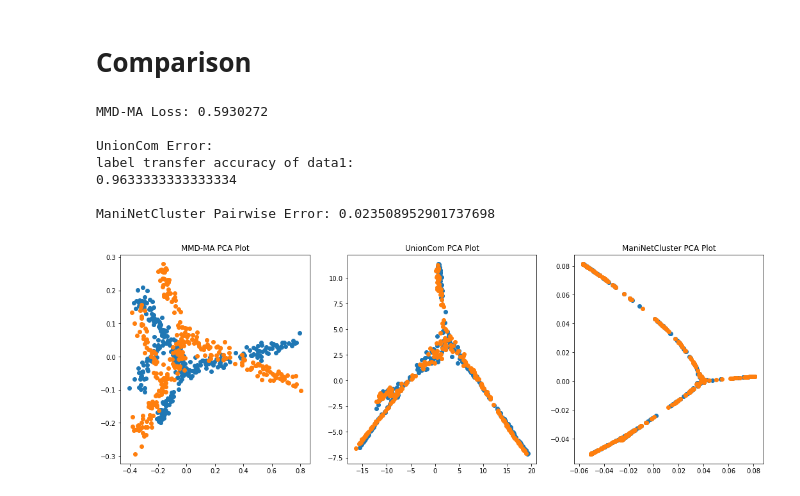
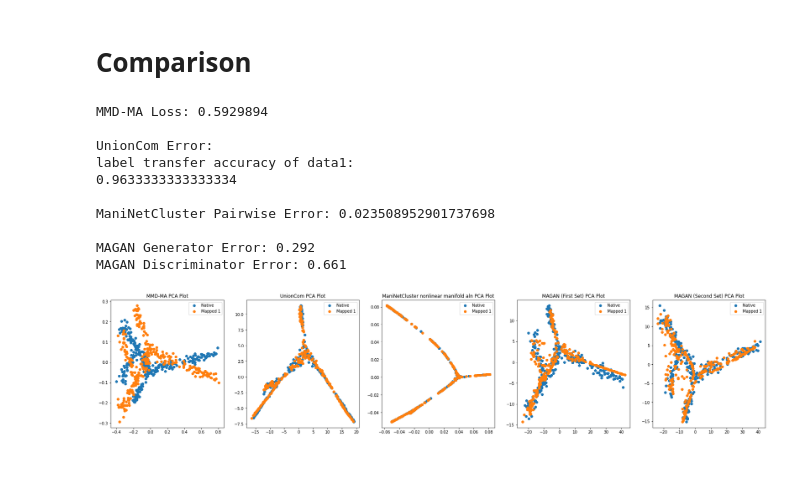
Before and after one commit to Oafish1/WR2MD, a Jupyter notebook: examples/example.ipynb, the cells around one changed output. Saved outputs shown, nothing was run; the diff lists cells and outputs as text; code cells hidden in the pictures; blank space fills up the shorter version.

Commit message:
Add 5 Remaining ManiNetClust Algorithms, Add MAGAN

```diff
--- a/examples/example.ipynb
+++ b/examples/example.ipynb
@@ -131,0 +97,9 @@ _ = plt.title('ManiNetCluster PCA Plot')
+# %%
+import mmd_wrapper.algs.source.magan.train as magan_train_example
+xb1, xb2, labels1, labels2 = magan_train_example.get_data()
+# %%
+magan_out = mmd_combine(xb1, xb2,
+                        method='magan',
+                        max_iterations=10000,
+                        verbose=0)
+mapping, hist, magan = magan_out
@@ -148,34 +137,34 @@ print('UnionCom Error:')
 uc.test_LabelTA(unioncom_out[0], [type1, type2])
 print()
 
+maninet_algo = 'nonlinear manifold aln'
 maninetcluster_out = mmd_combine(data1, data2,
                                  method='maninetcluster',
-                                 alignment='nonlinear manifold aln',
+                                 alignment=maninet_algo,
                                  num_dims=2)
-print('ManiNetCluster Pairwise Error: ' + str(maninetcluster_out[1]['pairwise_error']))
+print('ManiNetCluster Pairwise Error: ' + str(maninetcluster_out[1]['pairwise_error']), end='\n\n')
+
+magan_out = mmd_combine(data1, data2, method='magan', max_iterations=10000, verbose=0)
+print('MAGAN Generator Error: ' + str(magan_out[1]['loss_G'][-1]))
+print('MAGAN Discriminator Error: ' + str(magan_out[1]['loss_D'][-1]))
 # %% [output]
-MMD-MA Loss: 0.5930272
+MMD-MA Loss: 0.5929894
 
 UnionCom Error:
 label transfer accuracy of data1:
 0.9633333333333334
 
 ManiNetCluster Pairwise Error: 0.023508952901737698
+
+MAGAN Generator Error: 0.292
+MAGAN Discriminator Error: 0.661
 # %%
-mappings = [mmd_ma_out[0], unioncom_out[0], maninetcluster_out[0]]
-names = ['MMD-MA', 'UnionCom', 'ManiNetCluster']
+mappings = [mmd_ma_out[0], unioncom_out[0], maninetcluster_out[0], [data1, magan_out[0][0]], [data2, magan_out[0][1]]]
+names = ['MMD-MA', 'UnionCom', 'ManiNetCluster ' + maninet_algo, 'MAGAN (First Set)', 'MAGAN (Second Set)']
 
-plt.subplots(figsize=(18,6))
+plt.subplots(figsize=(6*len(names), 6))
 for i, mapping in enumerate(mappings):
-    plt.subplot(1,3,i+1)
-
-    pca = PCA(n_components=2)
-    pca.fit(mapping[0])
-
-    for m in mapping:
-        m_pca = pca.transform(m)
-        plt.scatter(m_pca[:,0], m_pca[:,1])
-
-    plt.title(names[i] + ' PCA Plot')
+    plt.subplot(1,len(names),i+1)
+    alignment_visualize(*mapping, alg_name=names[i])
 # %% [output]
-[figure, old version]
+[figure, new version]
```
Also changed, not shown: parts of 11 cells of this notebook, 25 other files.
